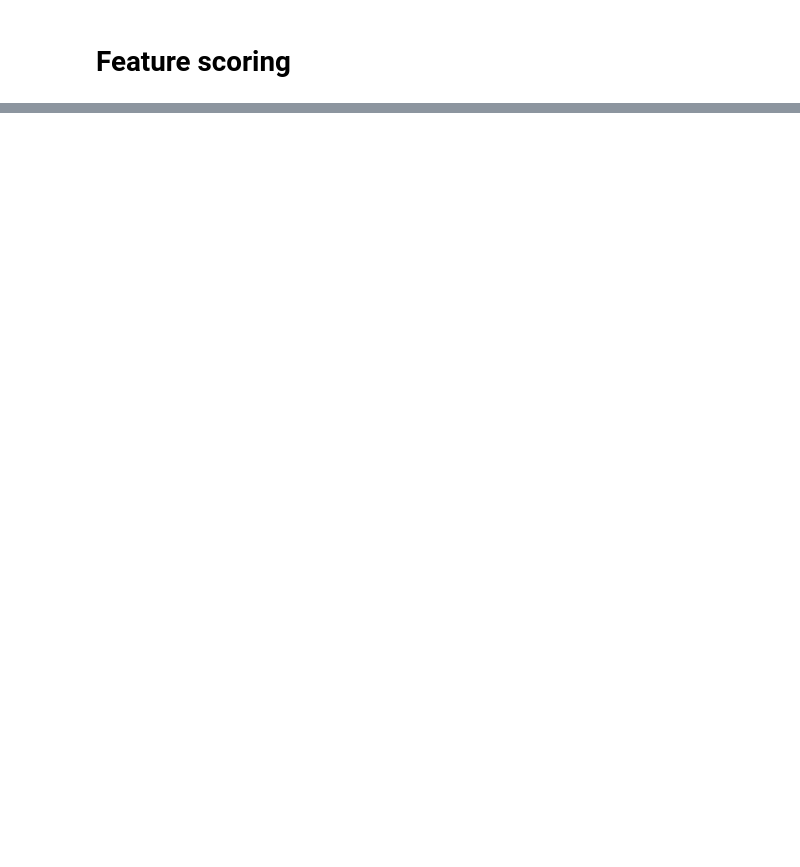
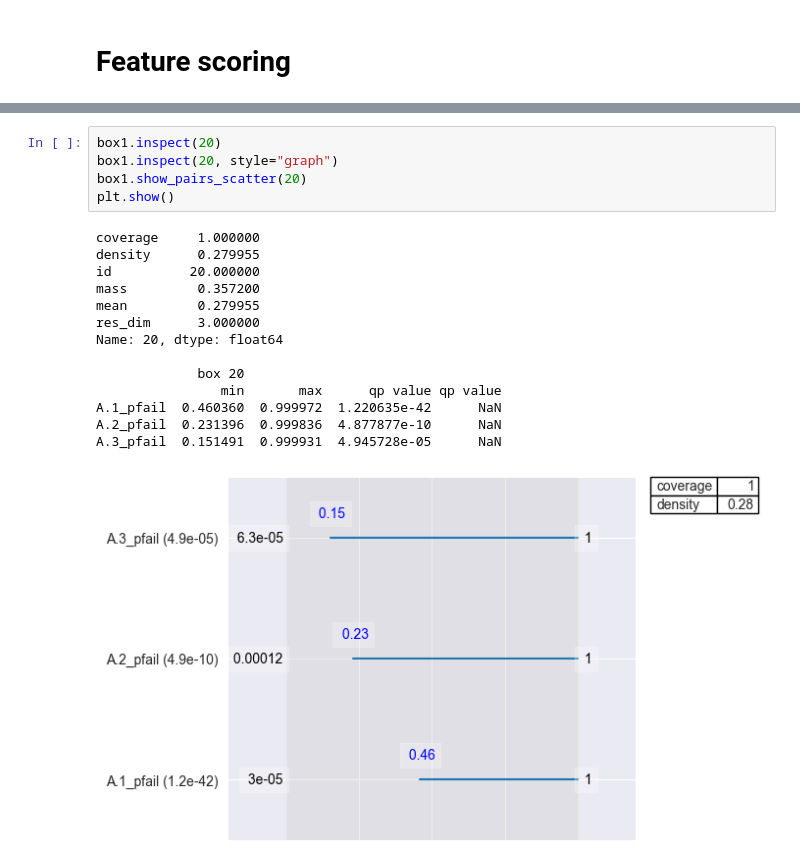
Before and after one commit to BRtudelft/Group1_EPA1361_Model-based_Decision-making, a Jupyter notebook: MORDM_1_problem_formulation.ipynb, the cells around one changed output, grey strips where cells are left out. Drawn from its saved outputs; the diff is of its cells as text; blank space fills up the shorter version.

```diff
--- a/MORDM_1_problem_formulation.ipynb
+++ b/MORDM_1_problem_formulation.ipynb
@@ -88,0 +122,20 @@ PRIM
+# %%
+box1.inspect(20)
+box1.inspect(20, style="graph")
+box1.show_pairs_scatter(20)
+plt.show()
+# %% [output]
+coverage     1.000000
+density      0.279955
+id          20.000000
+mass         0.357200
+mean         0.279955
+res_dim      3.000000
+Name: 20, dtype: float64
+
+             box 20
+                min       max      qp value qp value
+A.1_pfail  0.460360  0.999972  1.220635e-42      NaN
+A.2_pfail  0.231396  0.999836  4.877877e-10      NaN
+A.3_pfail  0.151491  0.999931  4.945728e-05      NaN
+[figure, added]
```
Also changed, not shown: parts of 14 cells of this notebook, 5 other files.
